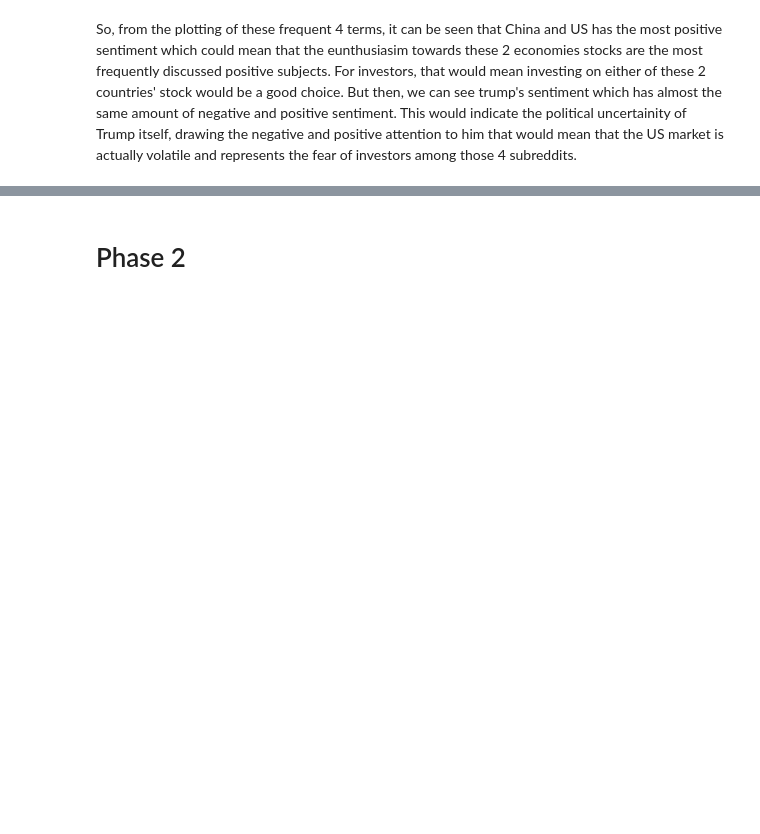
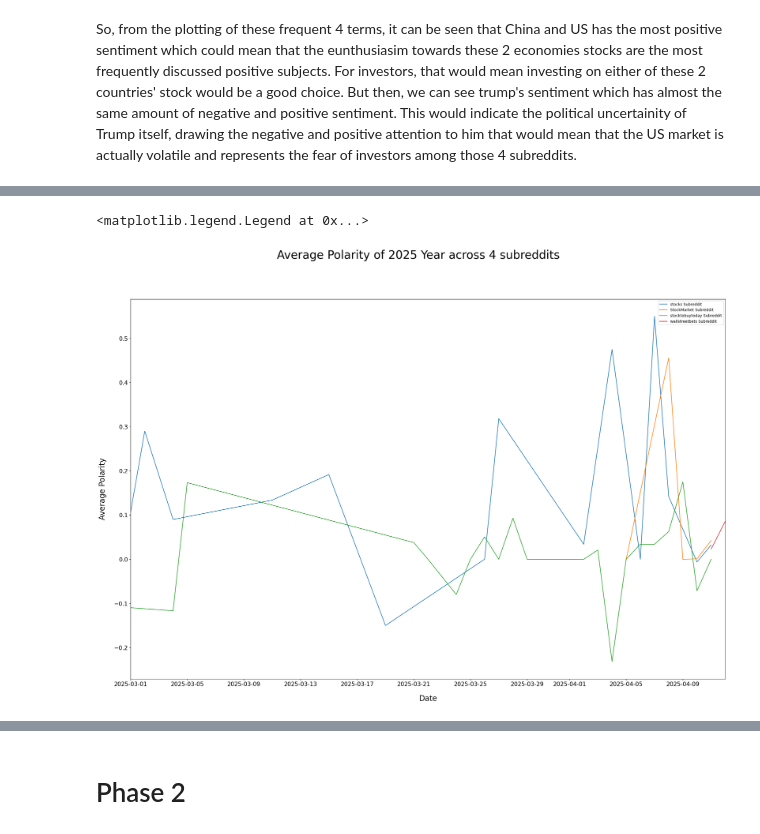
Before and after one commit to Osiris181/DM2025-Lab1-Exercise, a Jupyter notebook: DM2025-Lab1-Homework.ipynb, the cells around one changed output, grey strips where cells are left out. Cells and saved outputs as stored; diff of their text form; code cells hidden in the pictures; blank space fills up the shorter version.

```diff
--- a/DM2025-Lab1-Homework.ipynb
+++ b/DM2025-Lab1-Homework.ipynb
@@ -915,0 +994,25 @@ So, from the plotting of these frequent 4 terms, it can be seen that China and U
+# %%
+import matplotlib.dates as mdates
+fig, ax = plt.subplots(figsize=(28, 18))
+
+fig.suptitle("Average Polarity of 2025 Year across 4 subreddits", fontsize=30)
+ax.plot(stocks_subr_data[stocks_subr_data['date_only'].dt.year == 2025].date_only, stocks_subr_data[stocks_subr_data['date_only'].dt.year == 2025].AveragePolarity, label="stocks Subreddit")
+ax.plot(stock_market_subr_data[stock_market_subr_data['date_only'].dt.year == 2025].date_only, stock_market_subr_data[stock_market_subr_data['date_only'].dt.year == 2025].AveragePolarity, label="StockMarket Subreddit")
+ax.plot(stock_to_buy_subr_data[stock_to_buy_subr_data['date_only'].dt.year == 2025].date_only, stock_to_buy_subr_data[stock_to_buy_subr_data['date_only'].dt.year == 2025].AveragePolarity, label="stocktobuytoday Subreddit")
+ax.plot(wall_street_bets_subr_data[wall_street_bets_subr_data['date_only'].dt.year == 2025].date_only, wall_street_bets_subr_data[wall_street_bets_subr_data['date_only'].dt.year == 2025].AveragePolarity, label="wallstreetbets Subreddit")
+
+ax = plt.gca()
+major_locator = mdates.AutoDateLocator(maxticks=15)
+ax.xaxis.set_major_locator(major_locator)
+
+ax.set_xlabel("Date", fontsize=20, labelpad=20)
+ax.tick_params(axis='x', labelsize=15)
+ax.tick_params(axis='y', labelsize=15)
+ax.set_xlim(left=min(stocks_subr_data[stocks_subr_data['date_only'].dt.year == 2025].date_only), right=max(wall_street_bets_subr_data[wall_street_bets_subr_data['date_only'].dt.year == 2025].date_only))
+ax.set_ylabel("Average Polarity", fontsize=20, labelpad=20)
+ax.legend()
+# ax.legend()
+# ax.set_xticks
+# %% [output]
+<matplotlib.legend.Legend at 0x...>
+[figure, added]
```
Also changed, not shown: parts of 11 cells of this notebook.
